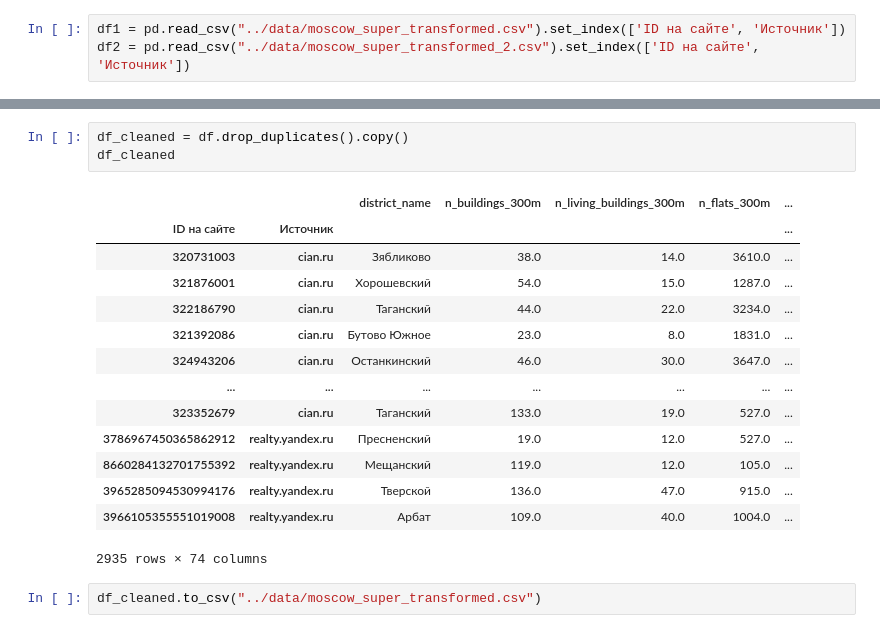
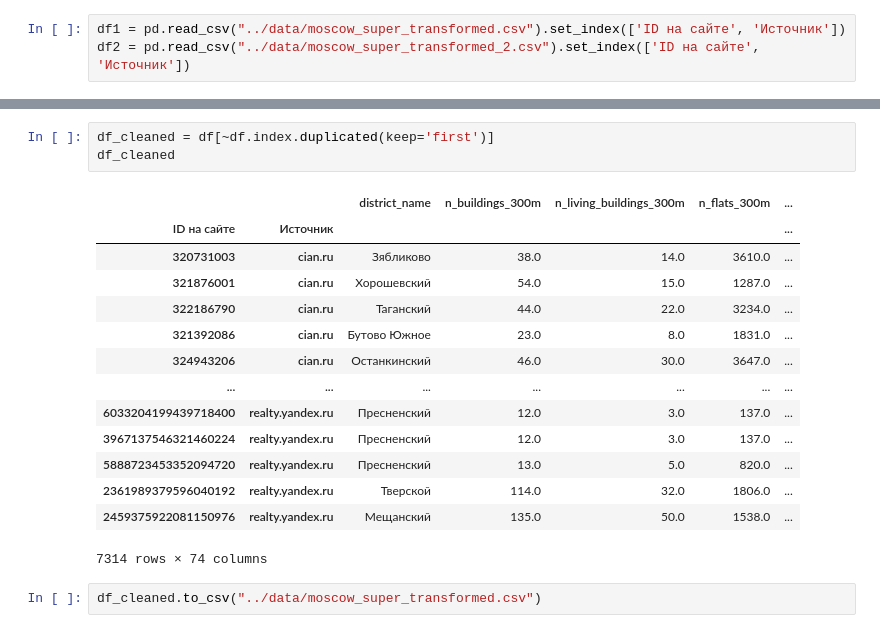
Before and after one commit to mgolovstik/sirius-school-proj, a Jupyter notebook: analytics/merge_two_datasets.ipynb, the cells around one changed output, grey strips where cells are left out. Saved outputs shown, nothing was run; the diff lists cells and outputs as text.

```diff
--- a/analytics/merge_two_datasets.ipynb
+++ b/analytics/merge_two_datasets.ipynb
@@ -59,20 +42,20 @@ df
 # %%
-df_cleaned = df.drop_duplicates().copy()
+df_cleaned = df[~df.index.duplicated(keep='first')]
 df_cleaned
 # %% [output]
 |  |  | district_name | n_buildings_300m | n_living_buildings_300m | n_flats_300m | ... |
 | ID на сайте | Источник |  |  |  |  | ... |
 | 320731003 | cian.ru | Зябликово | 38.0 | 14.0 | 3610.0 | ... |
 | 321876001 | cian.ru | Хорошевский | 54.0 | 15.0 | 1287.0 | ... |
 | 322186790 | cian.ru | Таганский | 44.0 | 22.0 | 3234.0 | ... |
 | 321392086 | cian.ru | Бутово Южное | 23.0 | 8.0 | 1831.0 | ... |
 | 324943206 | cian.ru | Останкинский | 46.0 | 30.0 | 3647.0 | ... |
 | ... | ... | ... | ... | ... | ... | ... |
-| 323352679 | cian.ru | Таганский | 133.0 | 19.0 | 527.0 | ... |
-| 3786967450365862912 | realty.yandex.ru | Пресненский | 19.0 | 12.0 | 527.0 | ... |
-| 8660284132701755392 | realty.yandex.ru | Мещанский | 119.0 | 12.0 | 105.0 | ... |
-| 3965285094530994176 | realty.yandex.ru | Тверской | 136.0 | 47.0 | 915.0 | ... |
-| 3966105355551019008 | realty.yandex.ru | Арбат | 109.0 | 40.0 | 1004.0 | ... |
+| 6033204199439718400 | realty.yandex.ru | Пресненский | 12.0 | 3.0 | 137.0 | ... |
+| 3967137546321460224 | realty.yandex.ru | Пресненский | 12.0 | 3.0 | 137.0 | ... |
+| 5888723453352094720 | realty.yandex.ru | Пресненский | 13.0 | 5.0 | 820.0 | ... |
+| 2361989379596040192 | realty.yandex.ru | Тверской | 114.0 | 32.0 | 1806.0 | ... |
+| 2459375922081150976 | realty.yandex.ru | Мещанский | 135.0 | 50.0 | 1538.0 | ... |
-2935 rows × 74 columns
+7314 rows × 74 columns
 # %%
 df_cleaned.to_csv("../data/moscow_super_transformed.csv")
```
Also changed, not shown: parts of 4 cells of this notebook, 3 other files.
